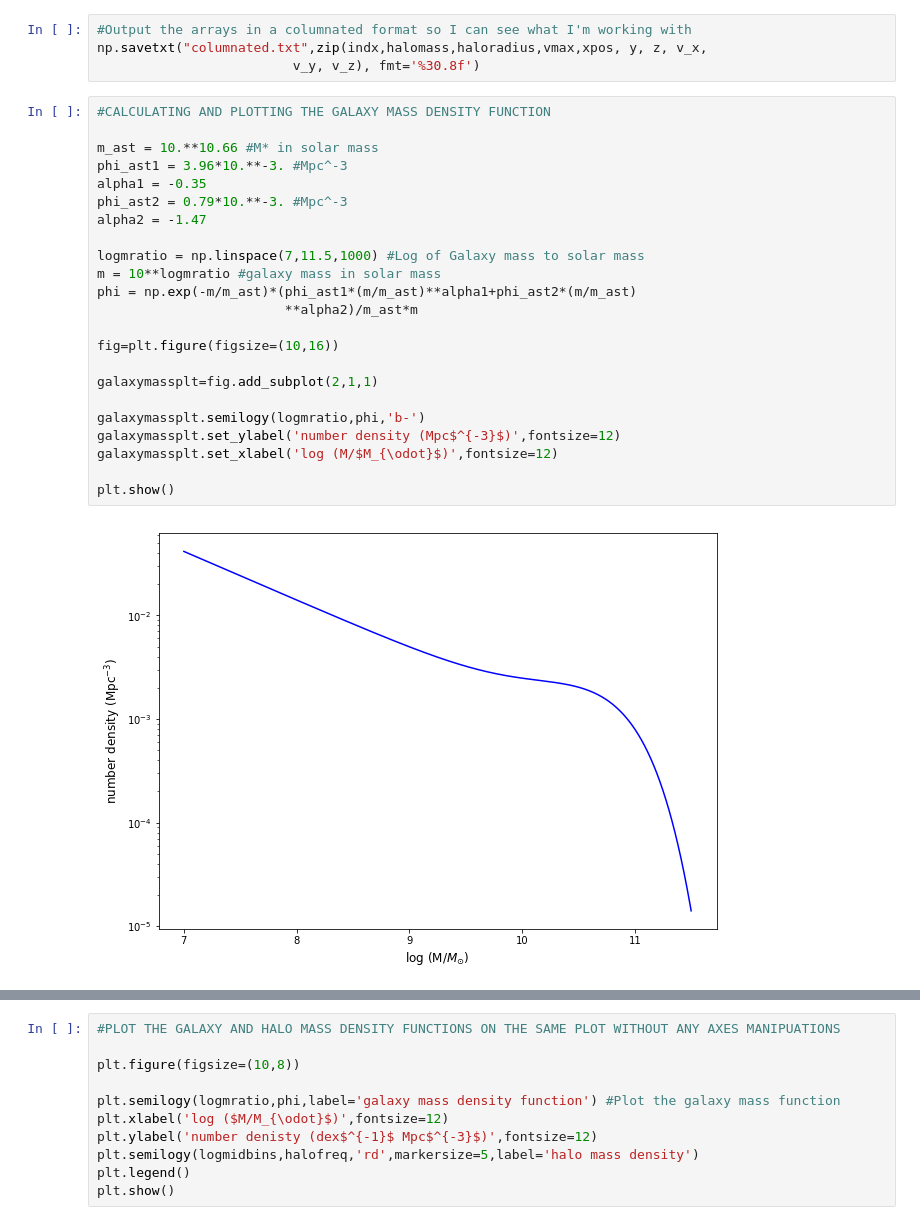
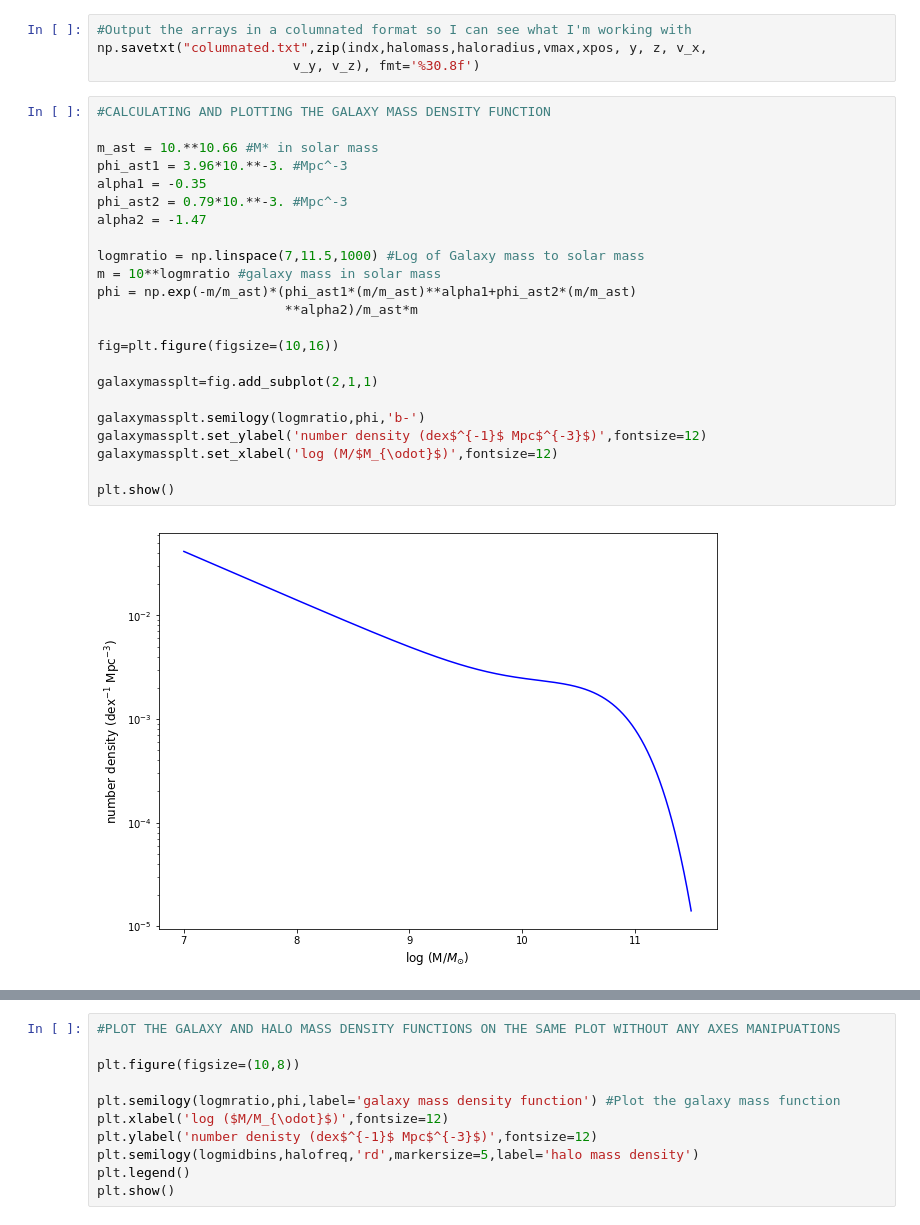
Before and after one commit to patricks1/Tinker, a Jupyter notebook: schechter.ipynb, the cells around one changed output, grey strips where cells are left out. Cells and saved outputs as stored; diff of their text form.

```diff
--- a/schechter.ipynb
+++ b/schechter.ipynb
@@ -21,28 +21,28 @@ np.savetxt("columnated.txt",zip(indx,halomass,haloradius,vmax,xpos, y, z, v_x,
 # %%
 #CALCULATING AND PLOTTING THE GALAXY MASS DENSITY FUNCTION
 
 m_ast = 10.**10.66 #M* in solar mass
 phi_ast1 = 3.96*10.**-3. #Mpc^-3
 alpha1 = -0.35
 phi_ast2 = 0.79*10.**-3. #Mpc^-3
 alpha2 = -1.47
 
 logmratio = np.linspace(7,11.5,1000) #Log of Galaxy mass to solar mass
 m = 10**logmratio #galaxy mass in solar mass
 phi = np.exp(-m/m_ast)*(phi_ast1*(m/m_ast)**alpha1+phi_ast2*(m/m_ast)
                         **alpha2)/m_ast*m
 
 fig=plt.figure(figsize=(10,16))
 
 galaxymassplt=fig.add_subplot(2,1,1)
 
 galaxymassplt.semilogy(logmratio,phi,'b-')
-galaxymassplt.set_ylabel('number density (Mpc$^{-3}$)',fontsize=12)
+galaxymassplt.set_ylabel('number density (dex$^{-1}$ Mpc$^{-3}$)',fontsize=12)
 galaxymassplt.set_xlabel('log (M/$M_{\odot}$)',fontsize=12)
 
 plt.show()
 # %% [output]
-[figure, old version]
+[figure, new version]
 # %%
 #BINNING AND PLOTTING HALO MASS DENSITIES
 
```
Also changed, not shown: parts of 2 cells of this notebook.
